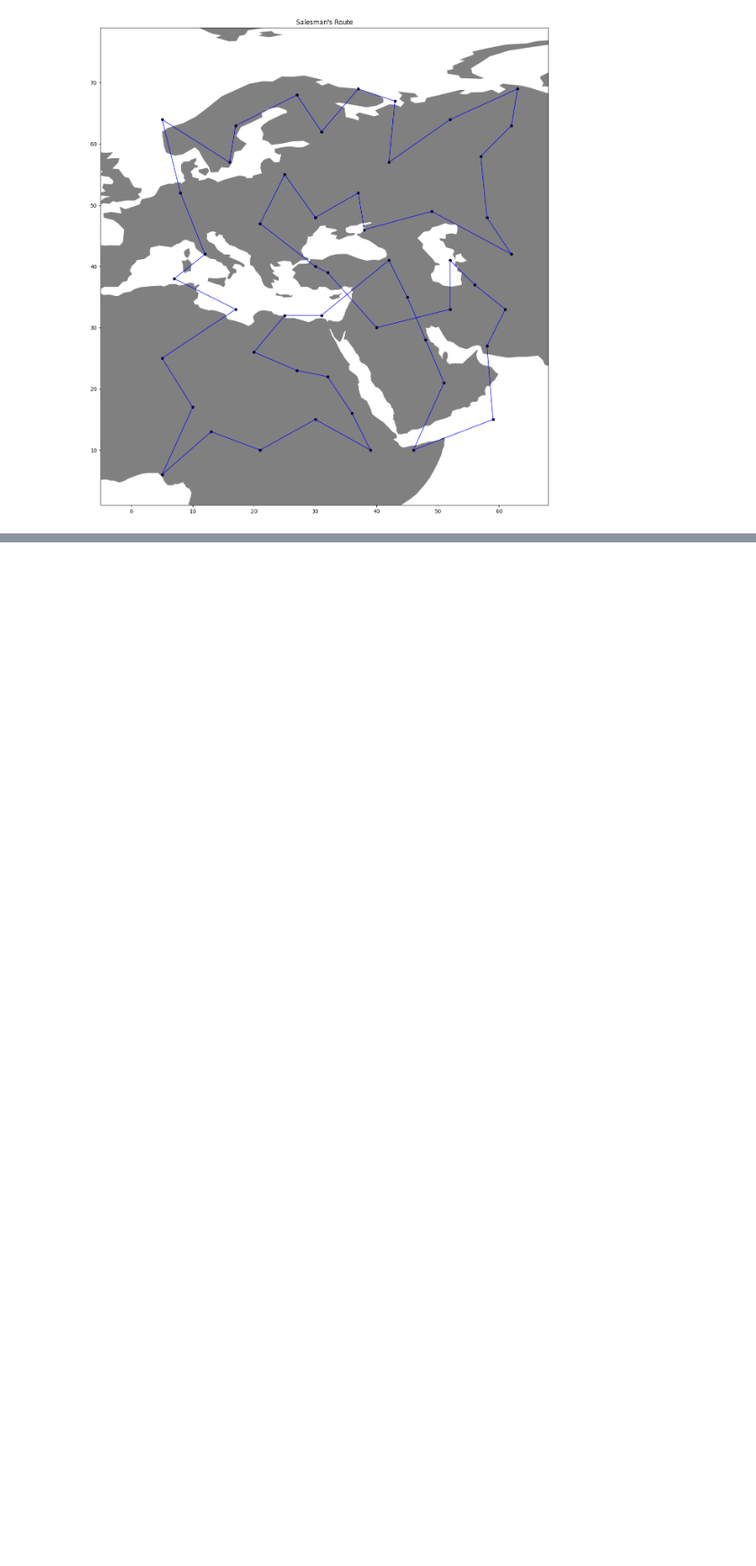
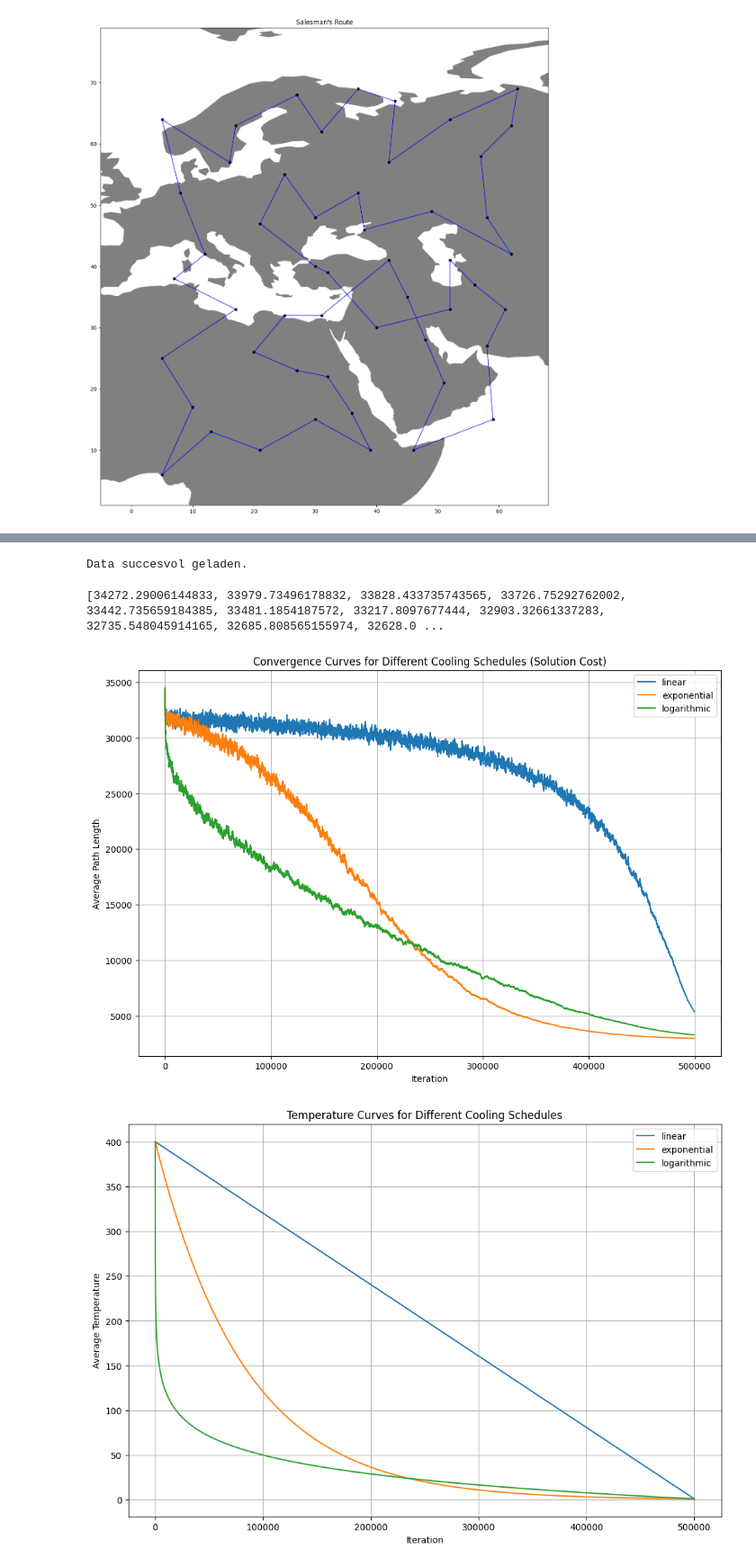
Before and after one commit to imaanb/StochSimA3, a Jupyter notebook: main.ipynb, the cells around one changed output, grey strips where cells are left out. Shown at 90% size. Drawn from its saved outputs; the diff is of its cells as text; code cells hidden in the pictures; blank space fills up the shorter version.

Commit message:
cooling finished. also added plots and data file

```diff
--- a/main.ipynb
+++ b/main.ipynb
@@ -555,0 +706,49 @@ class Route:
+# %%
+with open("results_1mil_cooling_with_annealing.pkl", "wb") as file:
+    pickle.dump((results, temp_results, all_runs_data), file)
+# %%
+bestand = "results_1mil_cooling.pkl"
+
+if os.path.exists(bestand):
+    try:
+        with open(bestand, "rb") as file:
+            results, temp_results = pickle.load(file)
+        print("Data succesvol geladen.")
+    except Exception as e:
+        print(f"Er is een fout opgetreden bij het laden van de data: {e}")
+else:
+    print(f"Het bestand {bestand} bestaat niet.")
+# %% [output]
+Data succesvol geladen.
+# %%
+print(results["linear"])
+# %% [output]
+[34272.29006144833, 33979.73496178832, 33828.433735743565, 33726.75292762002, 33442.735659184385, 33481.1854187572, 33217.8097677444, 32903.32661337283, 32735.548045914165, 32685.808565155974, 32628.0 ...
+# %%
+# Plotting convergence curves (solution cost)
+plt.figure(figsize=(12, 8))
+x_axis = np.arange(0, 500000, 10)  # since measurement_interval=10
+for method in methods:
+    plt.plot(x_axis, results[method], label=f"{method}")
+
+plt.title("Convergence Curves for Different Cooling Schedules (Solution Cost)")
+plt.xlabel("Iteration")
+plt.ylabel("Average Path Length")
+plt.legend()
+plt.grid(True)
+plt.show()
+
+# Plotting temperature curves
+plt.figure(figsize=(12, 8))
+for method in methods:
+    plt.plot(x_axis, temp_results[method], label=f"{method}")
+
+plt.title("Temperature Curves for Different Cooling Schedules")
+plt.xlabel("Iteration")
+plt.ylabel("Average Temperature")
+plt.legend()
+plt.grid(True)
+plt.show()
+# %% [output]
+[figure, added]
+[figure, added]
```
Also changed, not shown: parts of 6 cells of this notebook, 6 other files.
